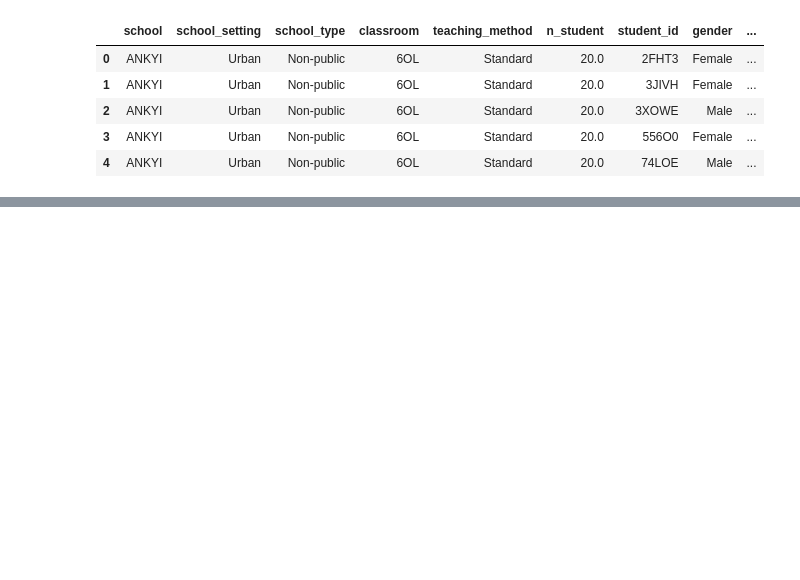
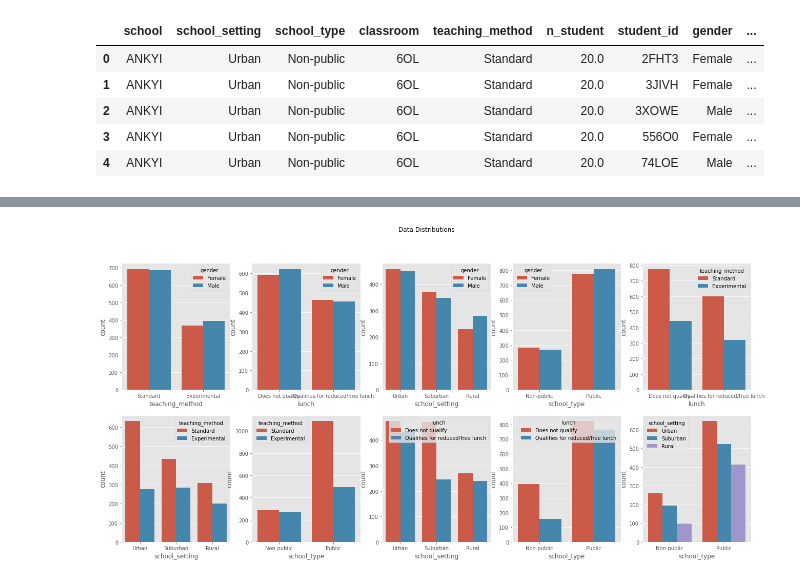
Before and after one commit to Matt88Ac/ModernStatistics_Final, a Jupyter notebook: Test_Scores.ipynb, the cells around one changed output, grey strips where cells are left out. Cells and saved outputs as stored; diff of their text form; code cells hidden in the pictures; blank space fills up the shorter version.

```diff
--- a/Test_Scores.ipynb
+++ b/Test_Scores.ipynb
@@ -56,0 +56,14 @@ df[['pretest', 'posttest']].describe()
+# %%
+plt.figure(figsize=(22, 10))
+plt.suptitle('Data Distributions splite')
+index = 1
+for i, hue in enumerate(['gender', 'teaching_method', 'lunch', 'school_setting', 'school_type']):
+    for j, col in enumerate(['gender', 'teaching_method', 'lunch', 'school_setting', 'school_type']):
+        if j <= i:
+            continue
+        plt.subplot(2, 5, index)
+        index += 1
+        sns.countplot(data=df, x=col, hue=hue)
+plt.show()
+# %% [output]
+[figure, added]
```
Also changed, not shown: parts of 8 cells of this notebook.
